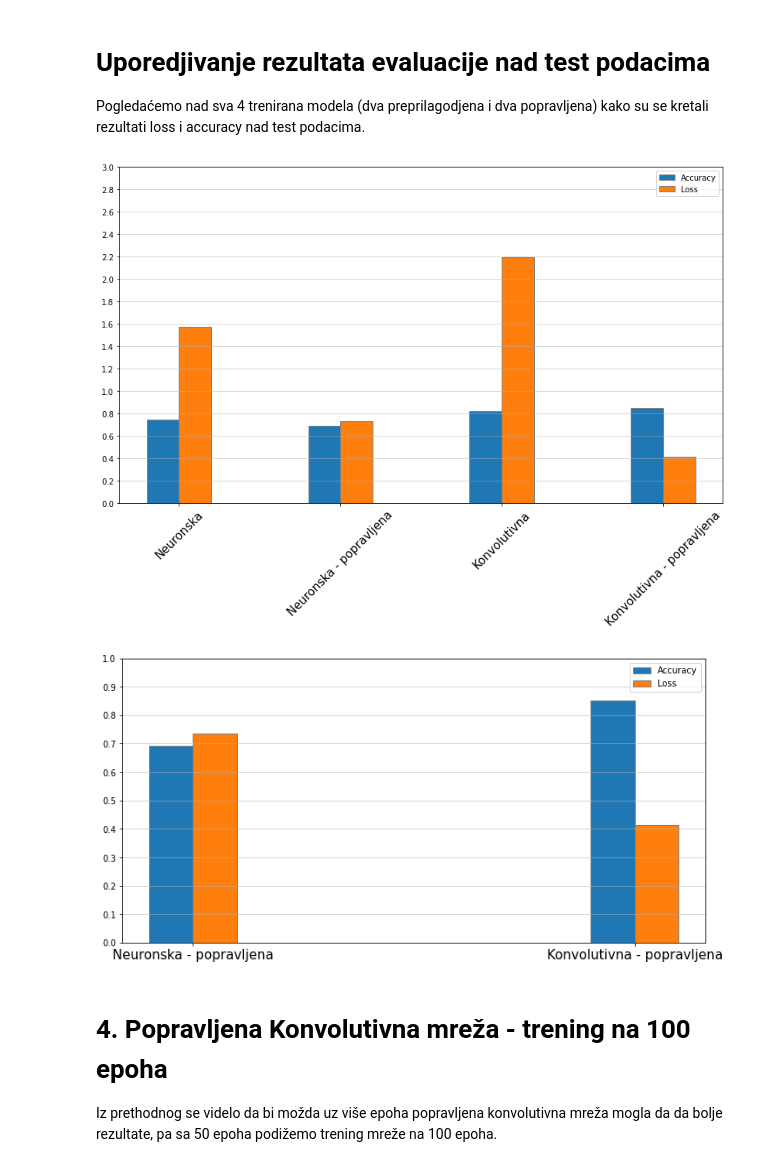
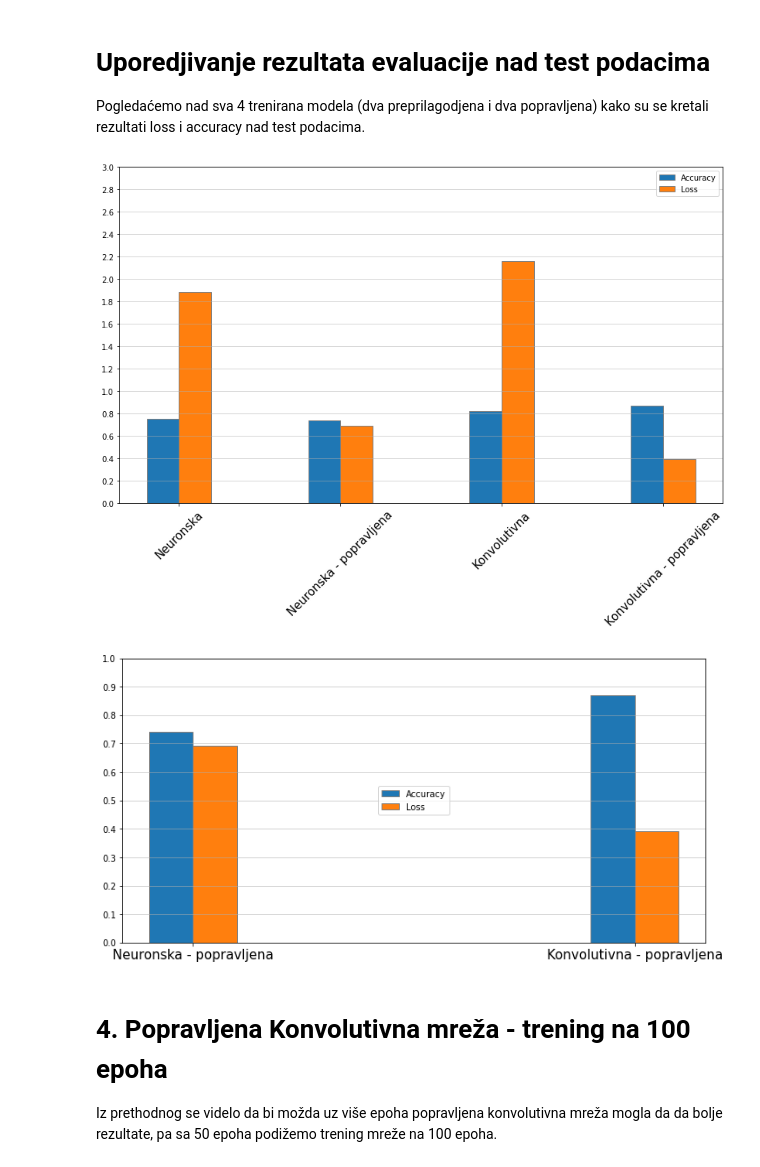
Before and after one commit to apekovic/ml-lymph-node-classification, a Jupyter notebook: 02_duboki_pristup_klasifikaciji.ipynb, the cells around one changed output. Cells and saved outputs as stored; diff of their text form; code cells hidden in the pictures.

```diff
--- a/02_duboki_pristup_klasifikaciji.ipynb
+++ b/02_duboki_pristup_klasifikaciji.ipynb
@@ -418,12 +418,12 @@ Naredni pokušaj je sa tehnikama regularizacije.**
 ann2 = Sequential()
 
 ann2.add(InputLayer(input_shape=(nx*ny*nrgb)))
-ann2.add(Dense(units=int(nx*ny/(nrgb**3)), activation='relu', kernel_regularizer=l2(l=0.01)))
+ann2.add(Dense(units=int(nx*ny/(nrgb**3)), activation='relu', kernel_regularizer=l2(l=0.001)))
 ann2.add(Dropout(rate=0.4))
 ann2.add(Dense(units=128, activation='relu', kernel_regularizer=l2(l2=0.01)))
-ann2.add(Dropout(rate=0.4))
-ann2.add(Dense(units=64, activation='relu', activity_regularizer=l1(l1=0.001)))
 ann2.add(Dropout(rate=0.3))
+ann2.add(Dense(units=64, activation='relu'))
+ann2.add(Dropout(rate=0.2))
 ann2.add(Dense(units=1, activation='sigmoid'))
 # %% [markdown]
 ### Opis mreže
@@ -781,12 +781,12 @@ cnn2 = Sequential([Input(shape=[96,96,3]),
                    MaxPool2D(pool_size=2, strides=2),
                    Conv2D(filters=32, kernel_size=3, activation='relu'),
                    MaxPool2D(pool_size=2, strides=2),
-                   Dropout(0.25),
+                   Dropout(0.4),
                    Flatten(),
                    Dense(128, activation='relu', kernel_regularizer=l2(l2=0.01)),
-                   Dropout(0.5),
+                   Dropout(0.3),
                    Dense(64, activation='relu', kernel_regularizer=l2(l2=0.01)),
-                   Dropout(0.5),
+                   Dropout(0.2),
                    Dense(1, activation='sigmoid')])
 # %% [markdown]
 ### Opis mreže
@@ -1056,37 +1056,37 @@ plt.savefig('assets/pictures/7.DM_eval_comparisson_ANN_CNN_all_models.jpg')
 
 plt.show()
 # %% [output]
-[figure, old version]
+[figure, new version]
 # %%
 test_scores2
 test_scores_cnn2
 
 labels = ["Neuronska - popravljena", "Konvolutivna - popravljena"]
 losses = [test_scores2[0], test_scores_cnn2[0]]
 accs = [test_scores2[1], test_scores_cnn2[1]]
 val_labels = ['Accuracy', 'Loss']
 vals = [accs, losses]
 
 x_axis = np.arange(len(labels))
 move = [-1/2, 1/2]
 width = 0.1
 upper_y_lim = int(max(max(losses), max(accs))) + 1
 
 plt.figure(figsize = (12,6))
 for i in range(len(move)):
     plt.bar(x_axis + width*move[i], vals[i], width, edgecolor='gray')
 
 plt.xticks(x_axis, labels, size = 15)
 plt.yticks(np.linspace(0, upper_y_lim,(upper_y_lim+1)*5+1))
 
-plt.legend(val_labels)
+plt.legend(val_labels, loc='center')
 plt.grid(axis = 'y', linewidth = 0.5)
 
 plt.savefig('assets/pictures/8.DM_eval_comparisson_ANN_CNN_fox_fixed_models.jpg')
 
 plt.show()
 # %% [output]
-[figure, old version]
+[figure, new version]
 # %% [markdown]
 # 4. Popravljena Konvolutivna mreža - trening na 100 epoha
 Iz prethodnog se videlo da bi možda uz više epoha popravljena konvolutivna mreža mogla da da bolje rezultate, pa sa 50 epoha podižemo trening mreže na 100 epoha.
```
Also changed, not shown: parts of 32 cells of this notebook.
